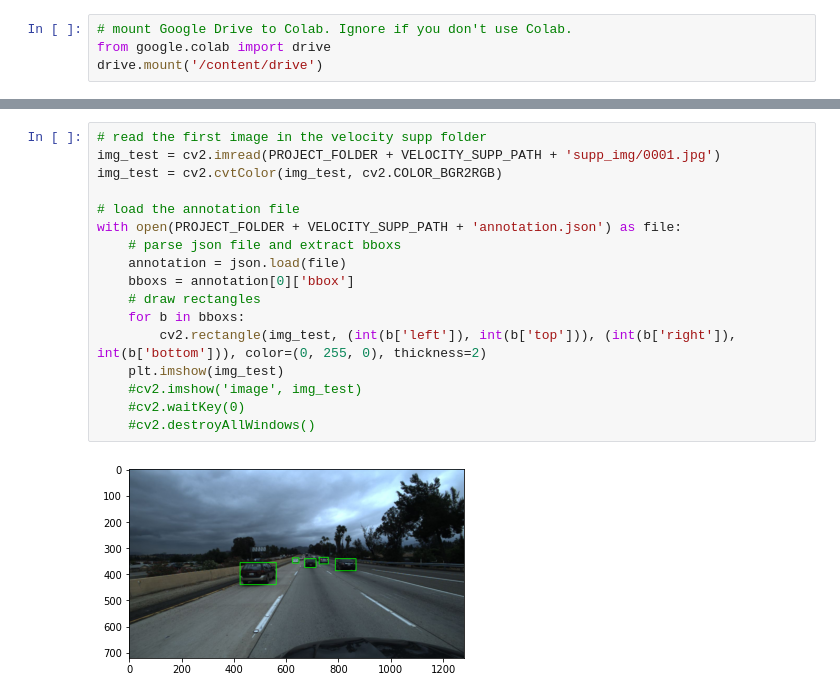
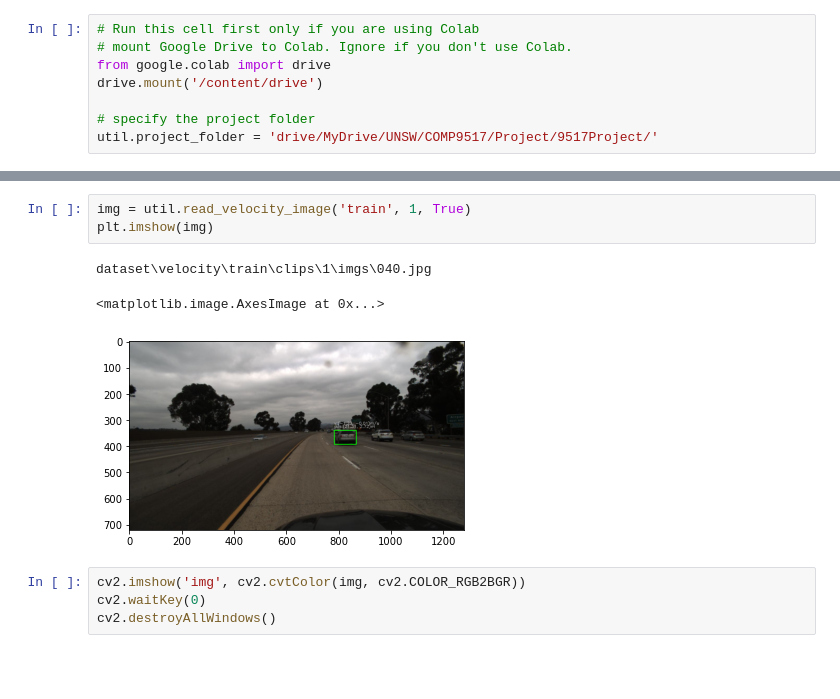
Before and after one commit to WhySoSeriousssss/9517Project, a Jupyter notebook: test.ipynb, the cells around one changed output, grey strips where cells are left out. Cells and saved outputs as stored; diff of their text form; blank space fills up the shorter version.

```diff
--- a/test.ipynb
+++ b/test.ipynb
@@ -5,4 +5,8 @@ import json
 # %%
+# Run this cell first only if you are using Colab
 # mount Google Drive to Colab. Ignore if you don't use Colab.
 from google.colab import drive
 drive.mount('/content/drive')
+
+# specify the project folder
+util.project_folder = 'drive/MyDrive/UNSW/COMP9517/Project/9517Project/'
@@ -19,19 +13,11 @@ VELOCITY_TRAIN_PATH = 'dataset/velocity/train/'
-# %%
-# read the first image in the velocity supp folder
-img_test = cv2.imread(PROJECT_FOLDER + VELOCITY_SUPP_PATH + 'supp_img/0001.jpg')
-img_test = cv2.cvtColor(img_test, cv2.COLOR_BGR2RGB)
-
-# load the annotation file
-with open(PROJECT_FOLDER + VELOCITY_SUPP_PATH + 'annotation.json') as file:
-    # parse json file and extract bboxs
-    annotation = json.load(file)
-    bboxs = annotation[0]['bbox']
-    # draw rectangles
-    for b in bboxs:
-        cv2.rectangle(img_test, (int(b['left']), int(b['top'])), (int(b['right']), int(b['bottom'])), color=(0, 255, 0), thickness=2)
-    plt.imshow(img_test)
-    #cv2.imshow('image', img_test)
-    #cv2.waitKey(0)
-    #cv2.destroyAllWindows()
-# %% [output]
-[figure, removed]
+# %%
+img = util.read_velocity_image('train', 1, True)
+plt.imshow(img)
+# %% [output]
+dataset\velocity\train\clips\1\imgs\040.jpg
+<matplotlib.image.AxesImage at 0x...>
+[figure, added]
+# %%
+cv2.imshow('img', cv2.cvtColor(img, cv2.COLOR_RGB2BGR))
+cv2.waitKey(0)
+cv2.destroyAllWindows()
```
Also changed, not shown: parts of 2 cells of this notebook.
